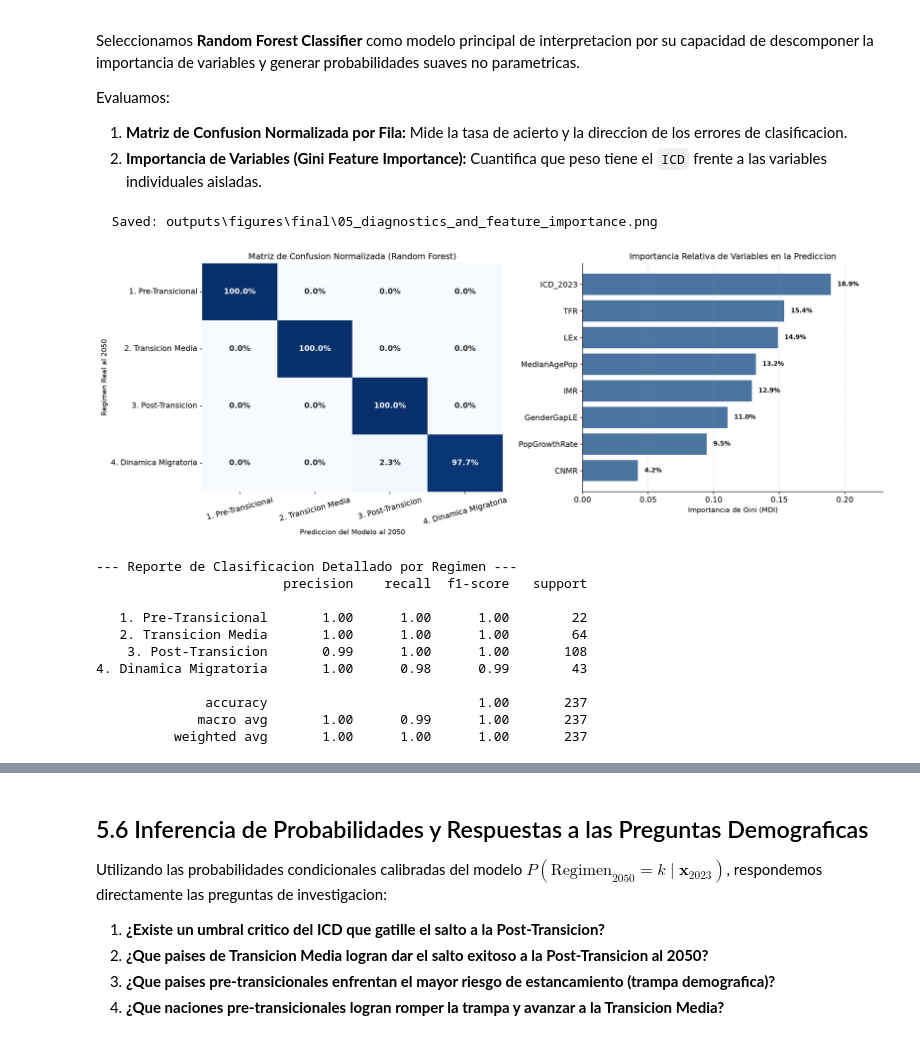
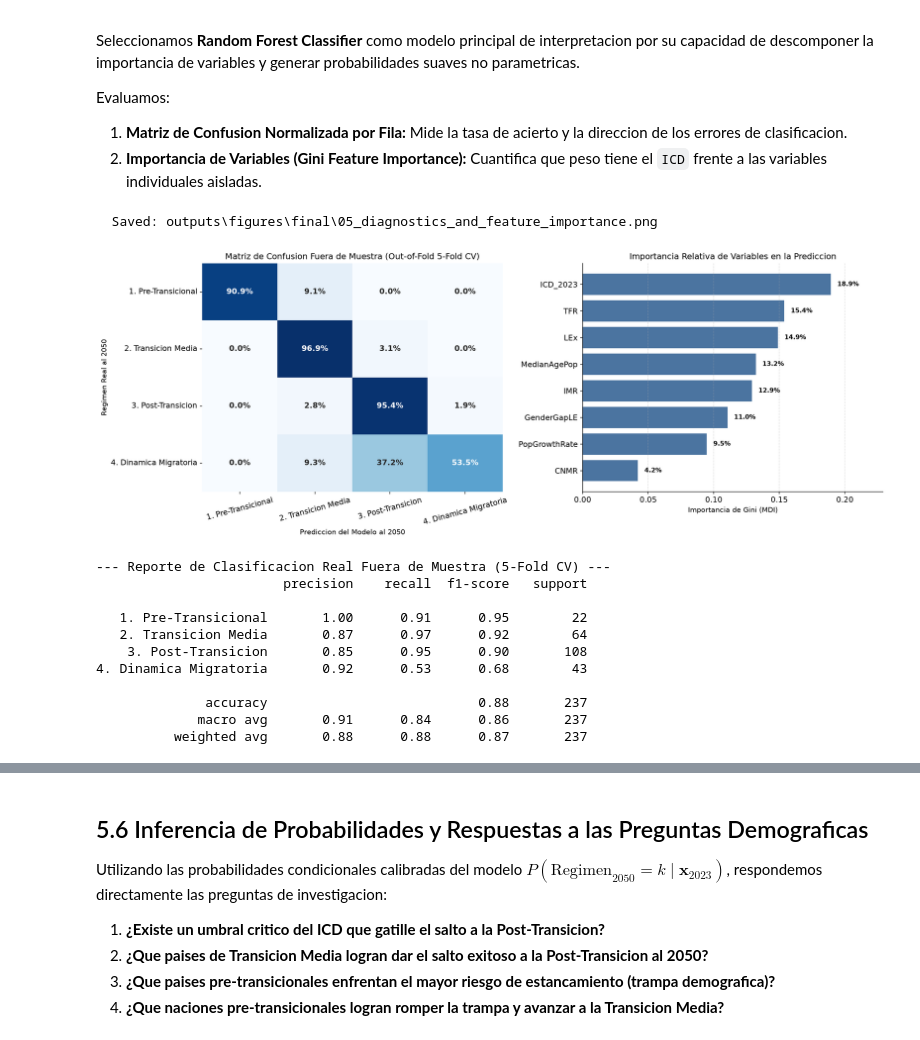
Before and after one commit to kevgonz-jpg/ASA-DataQuest, a Jupyter notebook: notebooks/05_statistical_insight.ipynb, the cells around one changed output, grey strips where cells are left out. Drawn from its saved outputs; the diff is of its cells as text; code cells hidden in the pictures.

Commit message:
fix: corregir sesgo de evaluacion in-sample en matriz de confusion usando validacion cruzada fuera de muestra (out-of-fold CV)

```diff
--- a/notebooks/05_statistical_insight.ipynb
+++ b/notebooks/05_statistical_insight.ipynb
@@ -301,55 +301,58 @@ Evaluamos:
 1. **Matriz de Confusion Normalizada por Fila:** Mide la tasa de acierto y la direccion de los errores de clasificacion.
 2. **Importancia de Variables (Gini Feature Importance):** Cuantifica que peso tiene el `ICD` frente a las variables individuales aisladas.
 # %%
+from sklearn.model_selection import cross_val_predict
+
 # Ajuste del modelo Random Forest
 rf_model = RandomForestClassifier(n_estimators=100, max_depth=5, random_state=SEED)
 rf_model.fit(X, y)
 
-y_pred = rf_model.predict(X)
+# Predicciones estrictamente fuera de muestra (Out-of-Fold Cross-Validation)
+y_cv_pred = cross_val_predict(rf_model, X, y, cv=cv)
 
-# 1. Matriz de Confusion Normalizada
-cm = confusion_matrix(y, y_pred, labels=regime_order)
+# 1. Matriz de Confusion Fuera de Muestra (Honesta, sin sesgo de re-sustitucion)
+cm = confusion_matrix(y, y_cv_pred, labels=regime_order)
 cm_norm = cm.astype('float') / cm.sum(axis=1)[:, np.newaxis]
 
-# 2. Importancia de Variables
+# 2. Importancia de Variables Gini
 feat_imp = pd.Series(rf_model.feature_importances_, index=X_cols).sort_values(ascending=False)
 
 fig, axes = plt.subplots(1, 2, figsize=(16, 6))
 
-# Panel A: Matriz de Confusion
+# Panel A: Matriz de Confusion Fuera de Muestra
 sns.heatmap(cm_norm, annot=True, fmt='.1%', cmap='Blues', ax=axes[0],
             xticklabels=regime_order, yticklabels=regime_order, cbar=False, annot_kws={'size': 11, 'weight': 'bold'})
-axes[0].set_title('Matriz de Confusion Normalizada (Random Forest)', fontsize=12)
+axes[0].set_title('Matriz de Confusion Fuera de Muestra (Out-of-Fold 5-Fold CV)', fontsize=12)
 axes[0].set_xlabel('Prediccion del Modelo al 2050', fontsize=10)
 axes[0].set_ylabel('Regimen Real al 2050', fontsize=10)
 axes[0].tick_params(axis='x', rotation=15)
 
 # Panel B: Importancia de Variables Gini
 axes[1].barh(feat_imp.index[::-1], feat_imp.values[::-1], color='#2b5c8f', alpha=0.85)
 axes[1].set_title('Importancia Relativa de Variables en la Prediccion', fontsize=12)
 axes[1].set_xlabel('Importancia de Gini (MDI)', fontsize=10)
 for i, v in enumerate(feat_imp.values[::-1]):
     axes[1].text(v + 0.005, i, f'{v:.1%}', va='center', fontsize=9, fontweight='bold')
 axes[1].set_xlim(0, max(feat_imp.values) + 0.04)
 axes[1].grid(True, linestyle='--', alpha=0.4, axis='x')
 
 plt.tight_layout()
 save_figure(fig, '05_diagnostics_and_feature_importance', subdir='final')
 plt.show()
 
-print('--- Reporte de Clasificacion Detallado por Regimen ---')
-print(classification_report(y, y_pred, target_names=regime_order))
+print('--- Reporte de Clasificacion Real Fuera de Muestra (5-Fold CV) ---')
+print(classification_report(y, y_cv_pred, target_names=regime_order))
 # %% [output]
   Saved: outputs\figures\final\05_diagnostics_and_feature_importance.png
-[figure, old version]
+[figure, new version]
---- Reporte de Clasificacion Detallado por Regimen ---
+--- Reporte de Clasificacion Real Fuera de Muestra (5-Fold CV) ---
                         precision    recall  f1-score   support
 
-   1. Pre-Transicional       1.00      1.00      1.00        22
-   2. Transicion Media       1.00      1.00      1.00        64
-    3. Post-Transicion       0.99      1.00      1.00       108
-4. Dinamica Migratoria       1.00      0.98      0.99        43
+   1. Pre-Transicional       1.00      0.91      0.95        22
+   2. Transicion Media       0.87      0.97      0.92        64
+    3. Post-Transicion       0.85      0.95      0.90       108
+4. Dinamica Migratoria       0.92      0.53      0.68        43
 
-              accuracy                           1.00       237
-             macro avg       1.00      0.99      1.00       237
-          weighted avg       1.00      1.00      1.00       237
+              accuracy                           0.88       237
+             macro avg       0.91      0.84      0.86       237
+          weighted avg       0.88      0.88      0.87       237
```
Also changed, not shown: parts of 2 cells of this notebook.
